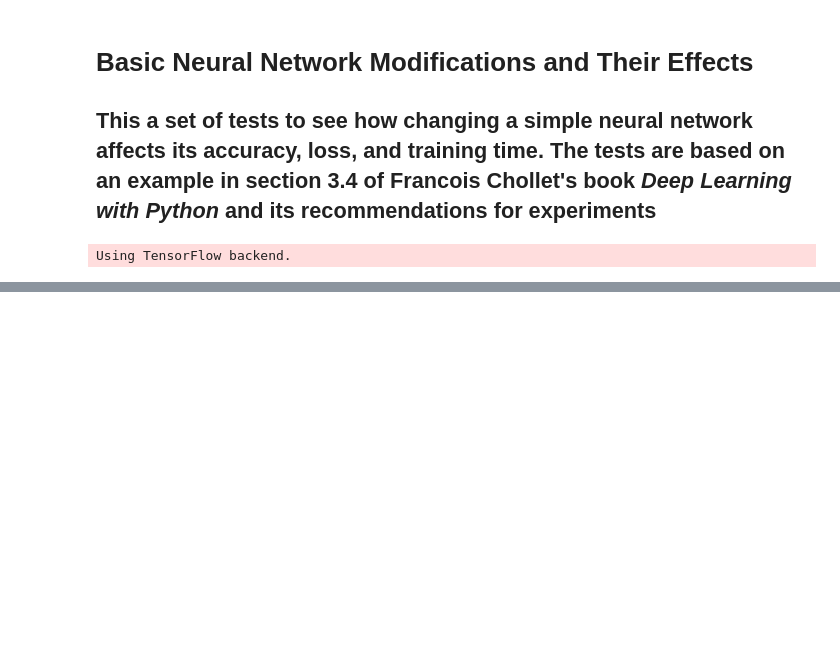
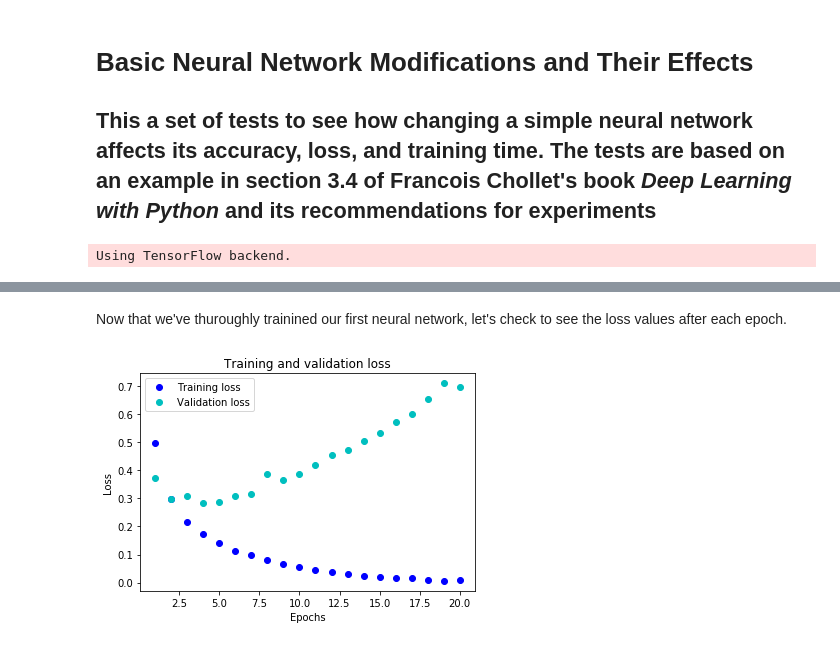
Before and after one commit to jfnaro/Deep-Learning-With-Python-Examples, a Jupyter notebook: BinaryClassificationOfMovieReviews.ipynb, the cells around one changed output, grey strips where cells are left out. Cells and saved outputs as stored; diff of their text form; code cells hidden in the pictures; blank space fills up the shorter version.

Commit message:
Update BinaryClassificationOfMovieReviews.ipynb
Everything is done except the explanations, which need to be edited

```diff
--- a/BinaryClassificationOfMovieReviews.ipynb
+++ b/BinaryClassificationOfMovieReviews.ipynb
@@ -396,0 +52,25 @@ print(test_accuracies)
+# %%
+def create_train_and_evaluate_model(epoch_quantity=4,
+                                    layer_quantity=2,
+                                    node_quantity=16,
+                                    loss_function='binary_crossentropy',
+                                    activation_function='relu'):
+
+    return_dict = dict()
+
+    model = models.Sequential()
+    model.add(layers.Dense(node_quantity, activation=activation_function, input_shape=(10000,)))
+
+    for i in range(layer_quantity - 1):
+        model.add(layers.Dense(node_quantity, activation=activation_function))
+
+    model.add(layers.Dense(1, activation='sigmoid'))
+    model.compile(optimizer='rmsprop', loss=loss_function, metrics=['accuracy'])
+
+    return_dict['time'] = default_timer()
+    return_dict['history'] = model.fit(partial_x_train, partial_y_train, epochs=epoch_quantity, batch_size=512, validation_data=(x_val, y_val))
+    return_dict['time'] = default_timer() - return_dict['time']
+
+    return_dict['loss'], return_dict['accuracy'] = model.evaluate(x_test, y_test)
+
+    return return_dict
@@ -396,0 +86,2 @@ print(test_accuracies)
+# %%
+returned_dict = create_train_and_evaluate_model(epoch_quantity=20)
@@ -396,0 +106,20 @@ print(test_accuracies)
+# %% [markdown]
+Now that we've thuroughly trainined our first neural network, let's check to see the loss values after each epoch.
+# %%
+history_dict = returned_dict['history'].history
+loss_values = history_dict['loss']
+val_loss_values = history_dict['val_loss']
+acc_values = history_dict['acc']
+
+epochs = range(1, len(acc_values) + 1)
+
+plt.plot(epochs, loss_values, 'bo', label='Training loss')
+plt.plot(epochs, val_loss_values, 'co', label='Validation loss')
+plt.title('Training and validation loss')
+plt.xlabel('Epochs')
+plt.ylabel('Loss')
+plt.legend()
+
+plt.show()
+# %% [output]
+[figure, added]
```
Also changed, not shown: parts of 67 cells of this notebook.
